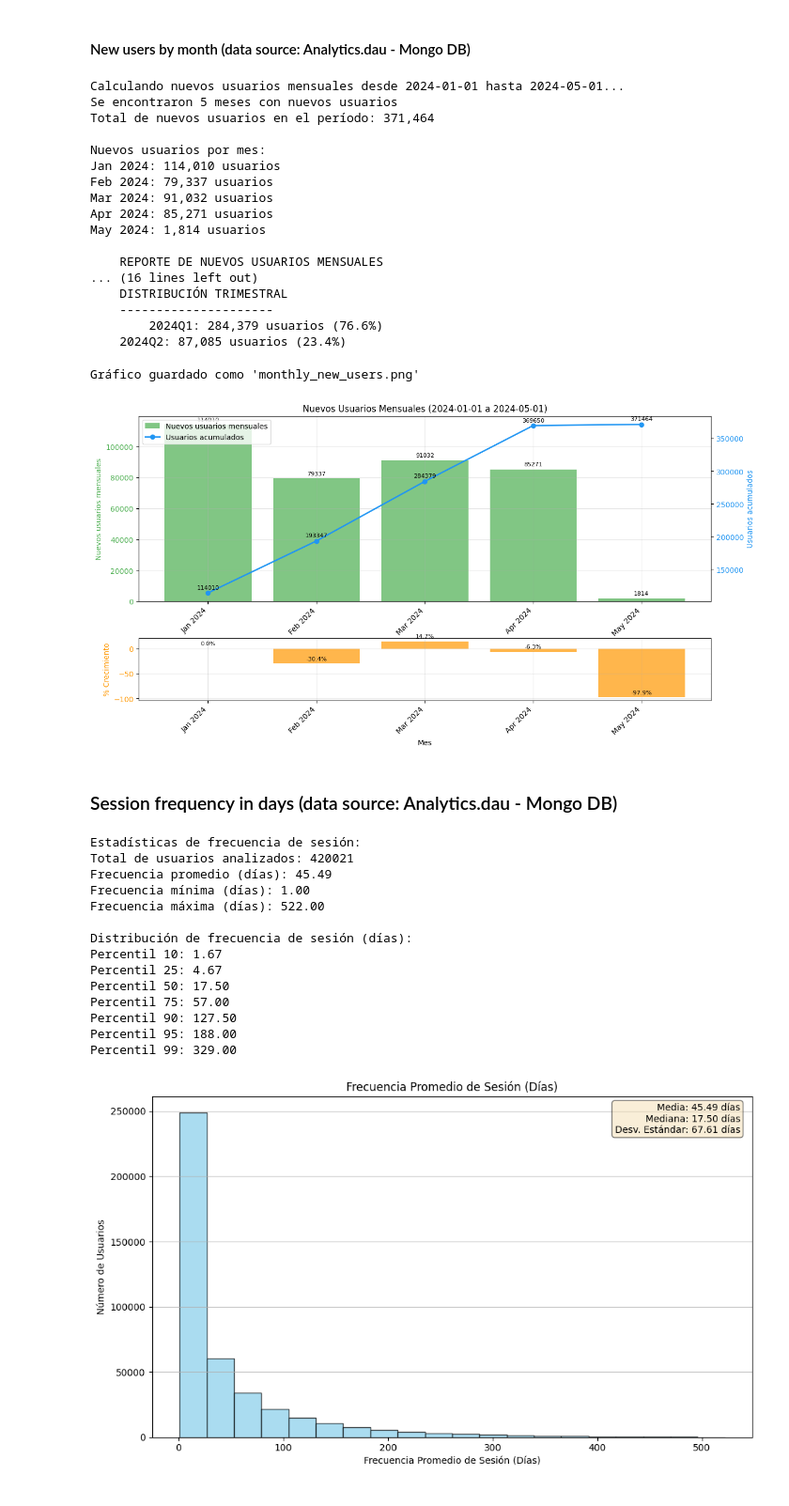
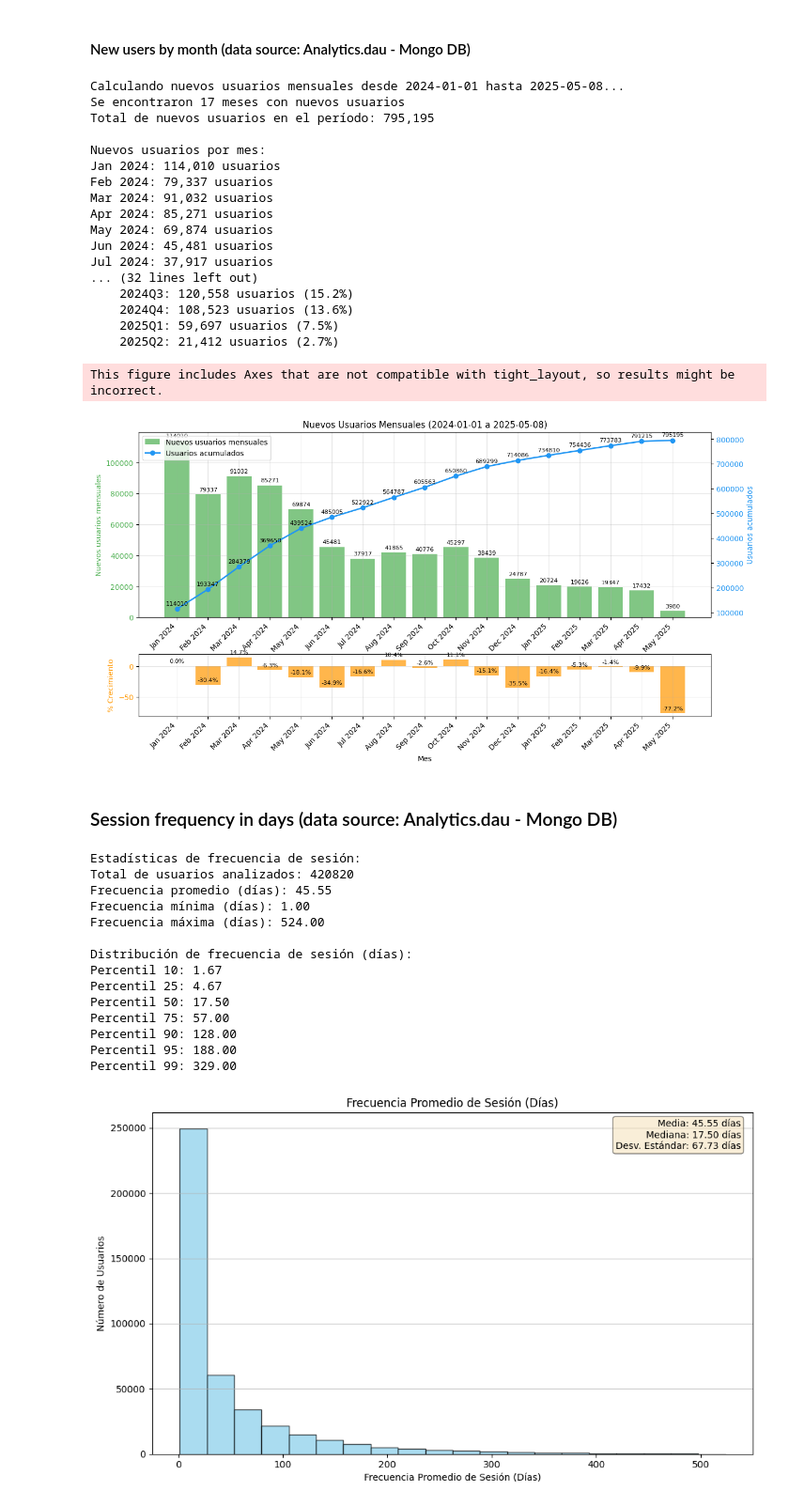
Before and after one commit to FelitoAguila/tme-subs-dash-new, a Jupyter notebook: kpis_tme-notebook.ipynb, the cells around one changed output. Shown at 94% size. Drawn from its saved outputs; the diff is of its cells as text; code cells hidden in the pictures.

```diff
--- a/kpis_tme-notebook.ipynb
+++ b/kpis_tme-notebook.ipynb
@@ -5,6 +5,6 @@ import pymongo
 import pandas as pd
 import matplotlib.pyplot as plt
 
-MONGO_CONNECTION_STRING="mongodb+srv://felix_aguila:f21ShHlBnixnJgXk@transcribeme.rletx0y.mongodb.net/?retryWrites=true&w=majority&socketTimeoutMS=360000&connectTimeoutMS=36000"
+MONGO_CONNECTION_STRING="mongodb+srv://felix_aguila:f21ShHlBnixnJgXk@transcribeme.rletx0y.mongodb.net/?retryWrites=true&w=majority&connectTimeoutMS=60000&socketTimeoutMS=60000&serverSelectionTimeoutMS=60000"
 
 client = pymongo.MongoClient(MONGO_CONNECTION_STRING)
@@ -337,7 +348,7 @@ def plot_daily_new_users(new_users_df, title="Nuevos Usuarios Diarios", figsize=
 
 
 # Ejemplo de uso con rango de fechas
-start_date = '2023-12-01'
+start_date = '2024-01-01'
 end_date = '2025-05-06'
 
 print(f"Calculando nuevos usuarios diarios desde {start_date} hasta {end_date}...")
@@ -636,53 +647,53 @@ def generate_monthly_new_users_report(monthly_users_df):
 
 # Ejemplo de uso con rango de fechas
 start_date = '2024-01-01'
-end_date = '2024-05-01'
+end_date = '2025-05-08'
 
 print(f"Calculando nuevos usuarios mensuales desde {start_date} hasta {end_date}...")
 monthly_users_df = calculate_monthly_new_users(collection, start_date, end_date)
 
 if not monthly_users_df.empty:
         print(f"Se encontraron {len(monthly_users_df)} meses con nuevos usuarios")
         print(f"Total de nuevos usuarios en el período: {monthly_users_df['new_users_count'].sum():,}")
 
         # Mostrar datos mensuales
         print("\nNuevos usuarios por mes:")
         for _, row in monthly_users_df.iterrows():
             print(f"{row['month_name']}: {int(row['new_users_count']):,} usuarios")
 
         # Generar y mostrar reporte
         report = generate_monthly_new_users_report(monthly_users_df)
         print(report)
 
         # Generar y guardar el gráfico
         fig = plot_monthly_new_users(monthly_users_df,
                                      title=f"Nuevos Usuarios Mensuales ({start_date} a {end_date})",
                                      show_growth_rate=True)
 
-        if fig:
-            fig.savefig('monthly_new_users.png', dpi=300, bbox_inches='tight')
-            print("\nGráfico guardado como 'monthly_new_users.png'")
-            plt.show()
+        #if fig:
+            #fig.savefig('monthly_new_users.png', dpi=300, bbox_inches='tight')
+            #print("\nGráfico guardado como 'monthly_new_users.png'")
+            #plt.show()
 # %% [output]
-Calculando nuevos usuarios mensuales desde 2024-01-01 hasta 2024-05-01...
-Se encontraron 5 meses con nuevos usuarios
-Total de nuevos usuarios en el período: 371,464
+Calculando nuevos usuarios mensuales desde 2024-01-01 hasta 2025-05-08...
+Se encontraron 17 meses con nuevos usuarios
+Total de nuevos usuarios en el período: 795,195
 
 Nuevos usuarios por mes:
 Jan 2024: 114,010 usuarios
 Feb 2024: 79,337 usuarios
 Mar 2024: 91,032 usuarios
 Apr 2024: 85,271 usuarios
-May 2024: 1,814 usuarios
-
-    REPORTE DE NUEVOS USUARIOS MENSUALES
-... (16 lines left out)
-    DISTRIBUCIÓN TRIMESTRAL
-    ---------------------
-        2024Q1: 284,379 usuarios (76.6%)
-    2024Q2: 87,085 usuarios (23.4%)
+May 2024: 69,874 usuarios
+Jun 2024: 45,481 usuarios
+Jul 2024: 37,917 usuarios
+... (32 lines left out)
+    2024Q3: 120,558 usuarios (15.2%)
+    2024Q4: 108,523 usuarios (13.6%)
+    2025Q1: 59,697 usuarios (7.5%)
+    2025Q2: 21,412 usuarios (2.7%)
-Gráfico guardado como 'monthly_new_users.png'
+This figure includes Axes that are not compatible with tight_layout, so results might be incorrect.
-[figure, old version]
+[figure, new version]
 # %% [markdown]
 ### Session frequency in days (data source: Analytics.dau - Mongo DB)
 # %%
@@ -788,17 +799,17 @@ if not session_freq_df.empty:
             print(f"Percentil {p}: {session_freq_df['average_session_frequency_days'].quantile(p/100):.2f}")
 # %% [output]
 Estadísticas de frecuencia de sesión:
-Total de usuarios analizados: 420021
-Frecuencia promedio (días): 45.49
+Total de usuarios analizados: 420820
+Frecuencia promedio (días): 45.55
 Frecuencia mínima (días): 1.00
-Frecuencia máxima (días): 522.00
+Frecuencia máxima (días): 524.00
 
 Distribución de frecuencia de sesión (días):
 Percentil 10: 1.67
 Percentil 25: 4.67
 Percentil 50: 17.50
 Percentil 75: 57.00
-Percentil 90: 127.50
+Percentil 90: 128.00
 Percentil 95: 188.00
 Percentil 99: 329.00
 # %%
```
Also changed, not shown: parts of 8 cells of this notebook, 4 other files.
